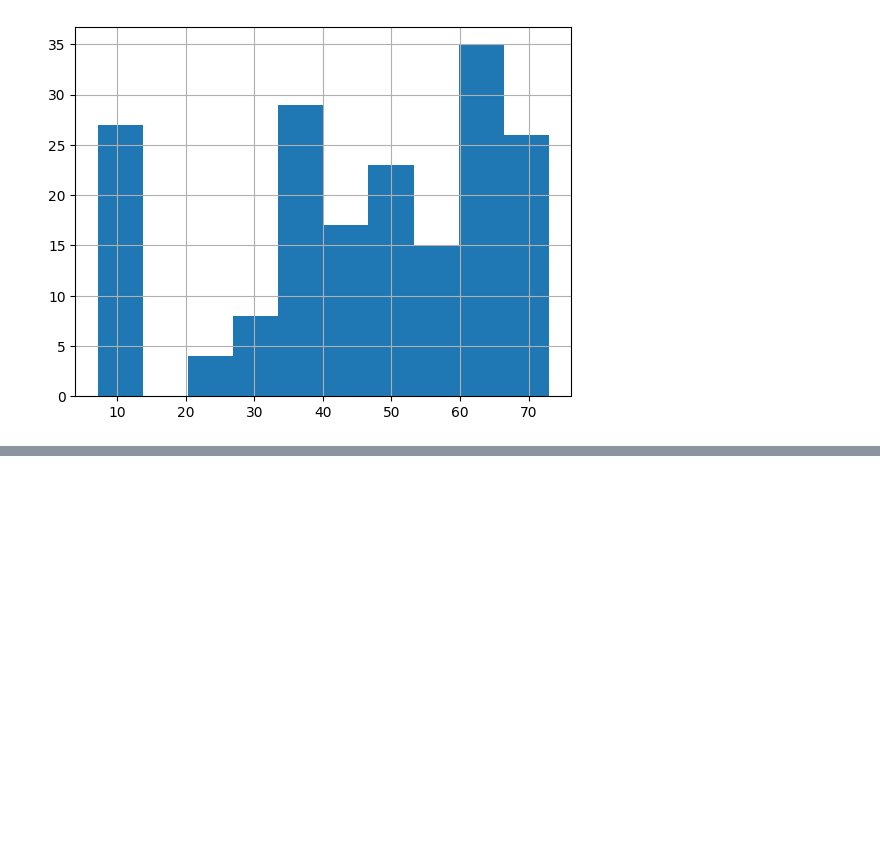
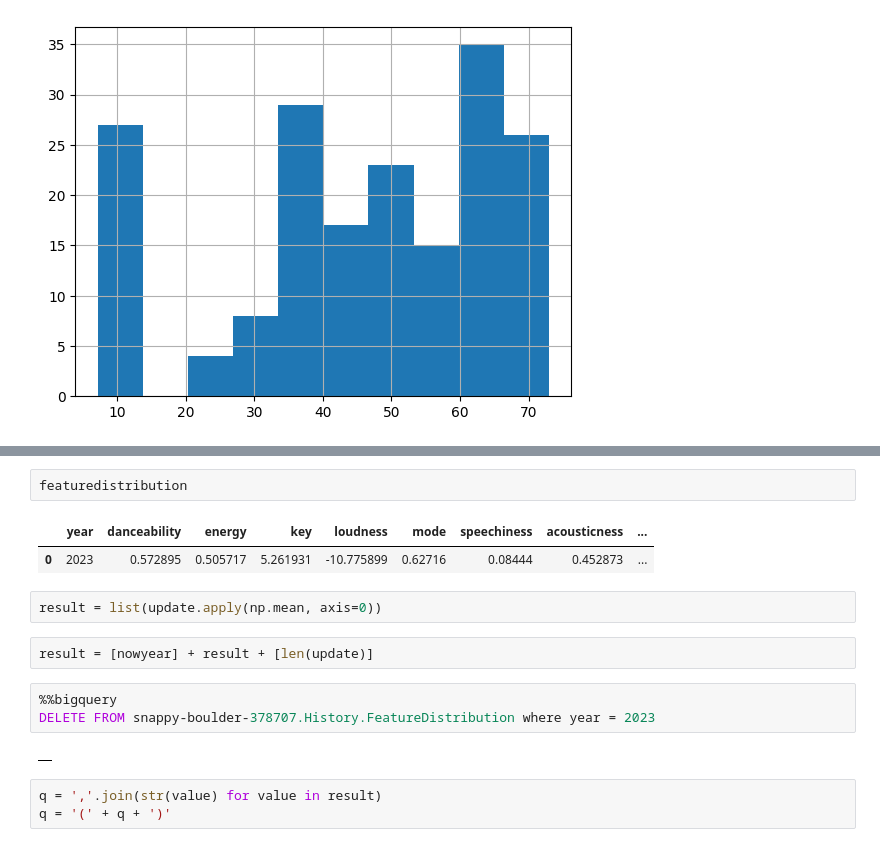
Before and after one commit to Hanyu0118/IS3107_letsgo, a Jupyter notebook: BigQuery/Prediction/prediction.ipynb, the cells around one changed output, grey strips where cells are left out. Saved outputs shown, nothing was run; the diff lists cells and outputs as text; blank space fills up the shorter version.

Commit message:
update feature distribution

```diff
--- a/BigQuery/Prediction/prediction.ipynb
+++ b/BigQuery/Prediction/prediction.ipynb
@@ -169,0 +221,17 @@ result['Popularity'].hist()
+# %%
+featuredistribution
+# %% [output]
+|  | year | danceability | energy | key | loudness | mode | speechiness | acousticness | ... |
+| 0 | 2023 | 0.572895 | 0.505717 | 5.261931 | -10.775899 | 0.62716 | 0.08444 | 0.452873 | ... |
+# %%
+result = list(update.apply(np.mean, axis=0))
+# %%
+result = [nowyear] + result + [len(update)]
+# %%
+%%bigquery
+DELETE FROM snappy-boulder-378707.History.FeatureDistribution where year = 2023
+# %% [output]
+|  |
+# %%
+q = ','.join(str(value) for value in result)
+q = '(' + q + ')'
```
Also changed, not shown: parts of 12 cells of this notebook, 14 other files.
